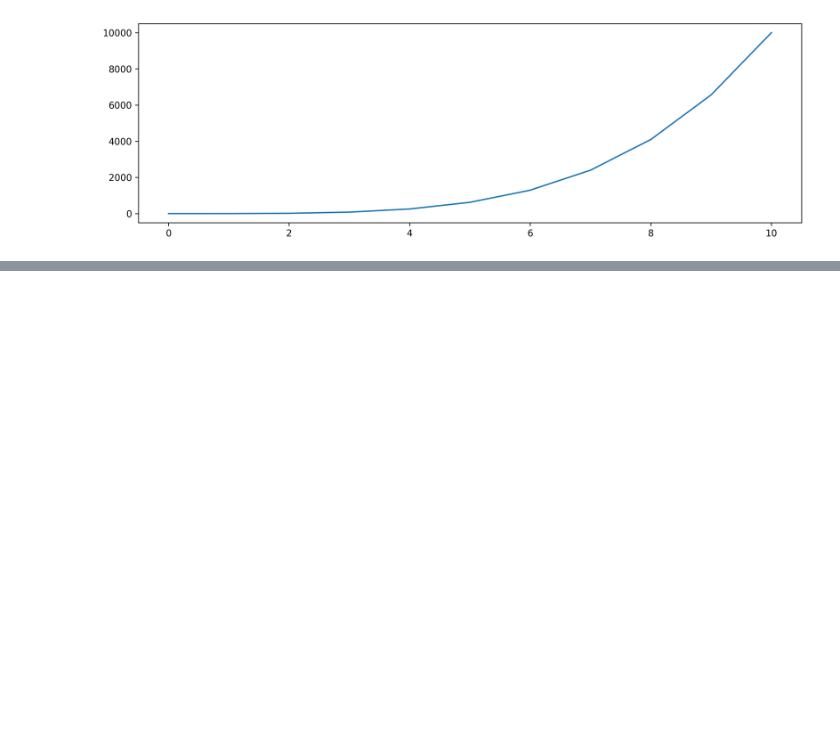
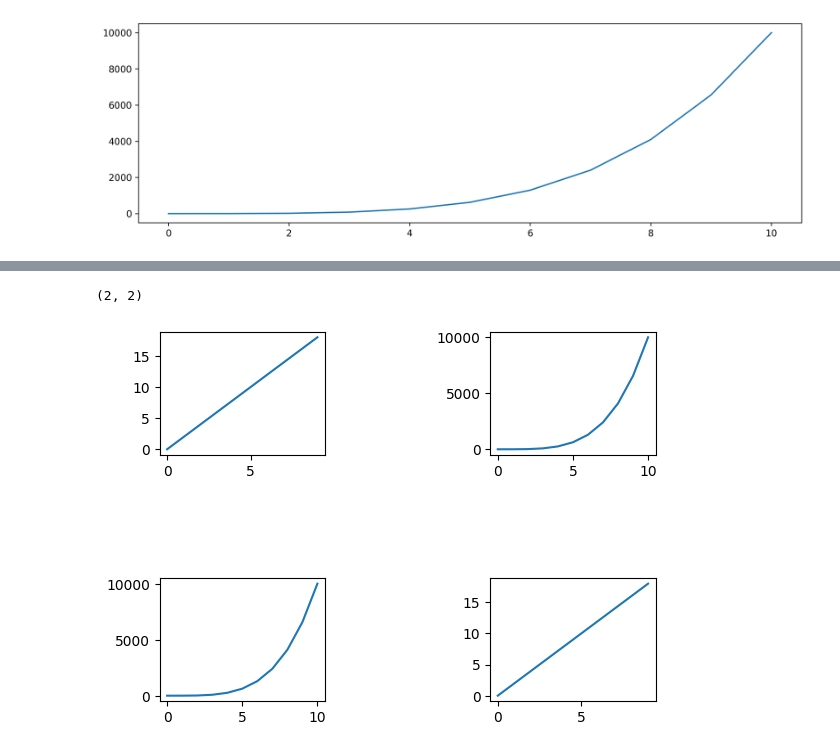
Before and after one commit to Daniel-Aguila/MLandDS, a Jupyter notebook: matplotlibBasics.ipynb, the cells around one changed output, grey strips where cells are left out. Cells and saved outputs as stored; diff of their text form; code cells hidden in the pictures; blank space fills up the shorter version.

```diff
--- a/matplotlibBasics.ipynb
+++ b/matplotlibBasics.ipynb
@@ -112,0 +149,16 @@ fig.savefig('figure.png',bbox_inches='tight') #bbox_inches fits it correctly inc
+# %%
+fig,axes = plt.subplots(nrows=2,ncols=2)
+
+#For nrows>1 we need to call it like a multiple dimension numpy array
+axes[0][0].plot(x,y) #since axes is a numpy array of the columns show
+axes[0][1].plot(a,b)
+axes[1][0].plot(a,b)
+axes[1][1].plot(x,y)
+
+#to manually do what plt.tight_layout() does we can
+fig.subplots_adjust(wspace=1,hspace=1) #adjusts the width and height space
+
+axes.shape
+# %% [output]
+(2, 2)
+[figure, added]
```
Also changed, not shown: parts of 6 cells of this notebook.
